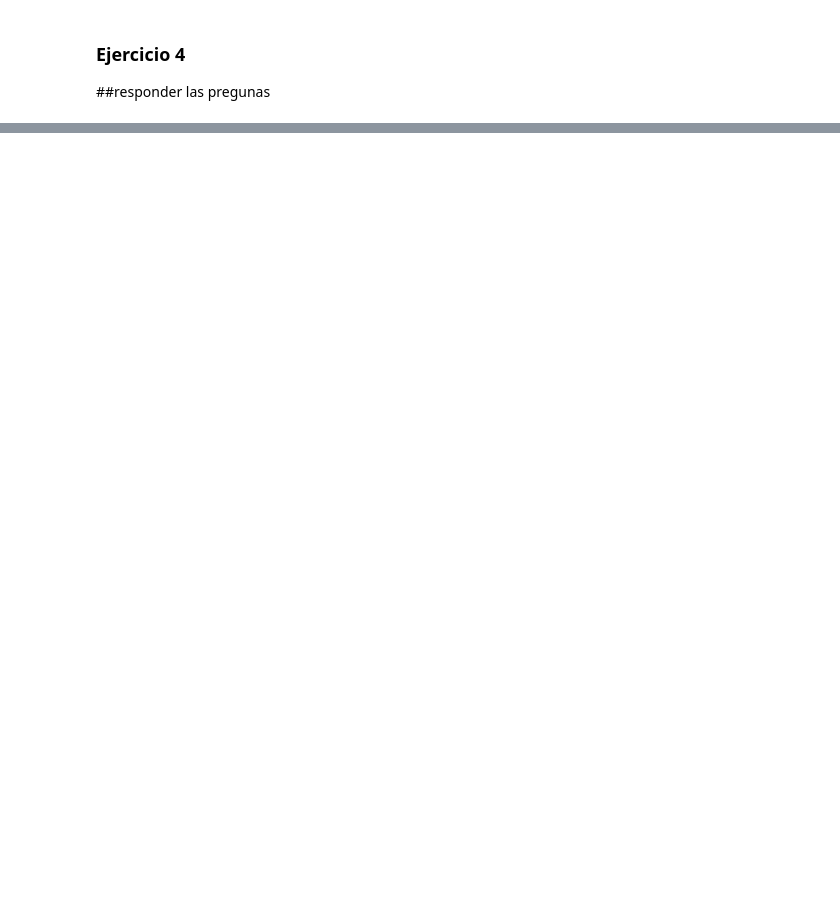
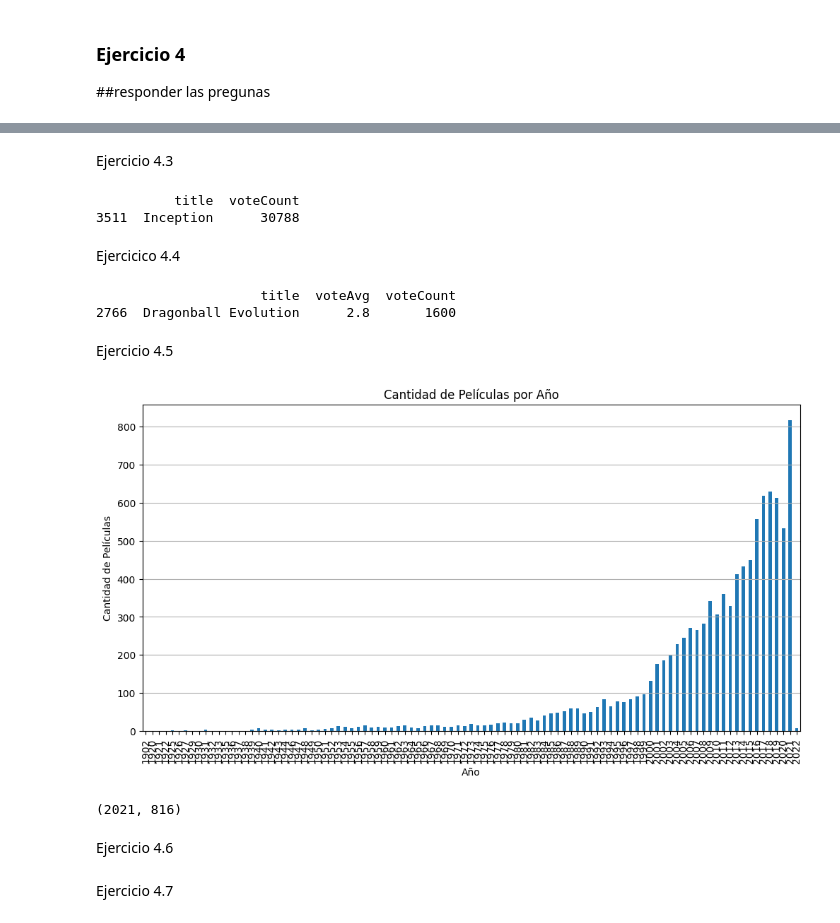
Before and after one commit to Arthurs101/HT-1DATAMINING, a Jupyter notebook: HT.ipynb, the cells around one changed output, grey strips where cells are left out. Saved outputs shown, nothing was run; the diff lists cells and outputs as text; code cells hidden in the pictures; blank space fills up the shorter version.

```diff
--- a/HT.ipynb
+++ b/HT.ipynb
@@ -29,0 +30,5 @@ print(moviesdf.sort_values(by=["budget"],ascending=False,na_position="last")[0:1
+# %%
+moviesdf['revenue'] = pd.to_numeric(moviesdf['revenue'], errors='coerce')
+top_revenue_movies = moviesdf.sort_values(by="revenue", ascending=False, na_position="last")
+top_10_revenue_movies = top_revenue_movies[['title', 'revenue']].head(10)
+print(top_10_revenue_movies)
@@ -29,0 +47,57 @@ print(moviesdf.sort_values(by=["budget"],ascending=False,na_position="last")[0:1
+# %% [markdown]
+Ejercicio 4.3
+# %%
+moviesdf['voteCount'] = pd.to_numeric(moviesdf['voteCount'], errors='coerce')
+top_voted_movie = moviesdf.sort_values(by="voteCount", ascending=False, na_position="last")
+top_voted_movie = top_voted_movie[['title', 'voteCount']].head(1)
+print(top_voted_movie)
+# %% [output]
+          title  voteCount
+3511  Inception      30788
+# %% [markdown]
+Ejercicico 4.4
+# %%
+moviesdf['voteAvg'] = pd.to_numeric(moviesdf['voteAvg'], errors='coerce')
+moviesdf['voteCount'] = pd.to_numeric(moviesdf['voteCount'], errors='coerce')
+pelisfiltradas = moviesdf[moviesdf['voteCount'] > 1000]#es para que la calidad de los datos sea significativa
+peorcalificada = pelisfiltradas.sort_values(by="voteAvg", ascending=True)
+peorcalificada = peorcalificada[['title', 'voteAvg', 'voteCount']].head(1)
+print(peorcalificada)
+# %% [output]
+                     title  voteAvg  voteCount
+2766  Dragonball Evolution      2.8       1600
+# %% [markdown]
+Ejercicio 4.5
+# %%
+# formato de date
+moviesdf['releaseDate'] = pd.to_datetime(moviesdf['releaseDate'], errors='coerce')
+
+# Para obtener el año y la fecha de lanzamiento
+moviesdf['year'] = moviesdf['releaseDate'].dt.year
+pd.set_option('display.max_rows', None)
+
+# Contar películas por año
+pelispora = moviesdf['year'].value_counts().sort_index()
+maspelis = pelispora.idxmax()
+maspelis_contador = pelispora.max()
+
+# Imprimir cuántas películas se hicieron cada año
+print("Number of movies every year :")
+print(pelispora)
+print("\nYear with more movies:")
+print(f"year: {maspelis}, movies: {maspelis_contador}")
+#gráfico de barras
+plt.figure(figsize=(12, 6))
+pelispora.plot(kind='bar')
+plt.title('Cantidad de Películas por Año')
+plt.xlabel('Año')
+plt.ylabel('Cantidad de Películas')
+plt.grid(axis='y')
+plt.show()
+
+maspelis, maspelis_contador
+# %% [output]
+[figure, added]
+(2021, 816)
+# %% [markdown]
+Ejercicio 4.6
@@ -29,0 +138,2 @@ print(moviesdf.sort_values(by=["budget"],ascending=False,na_position="last")[0:1
+# %% [markdown]
+Ejercicio 4.7
```
Also changed, not shown: parts of 7 cells of this notebook.
